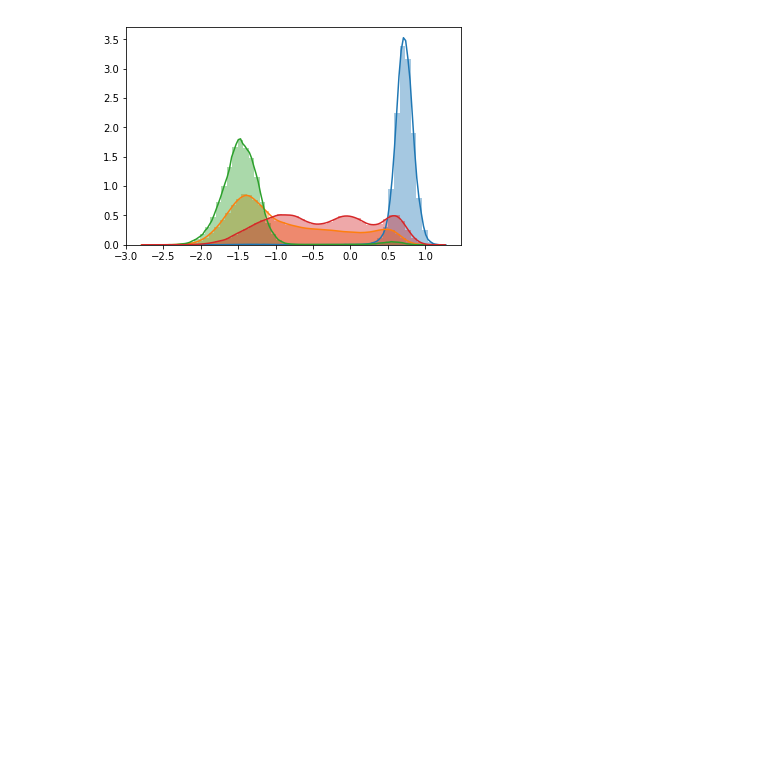
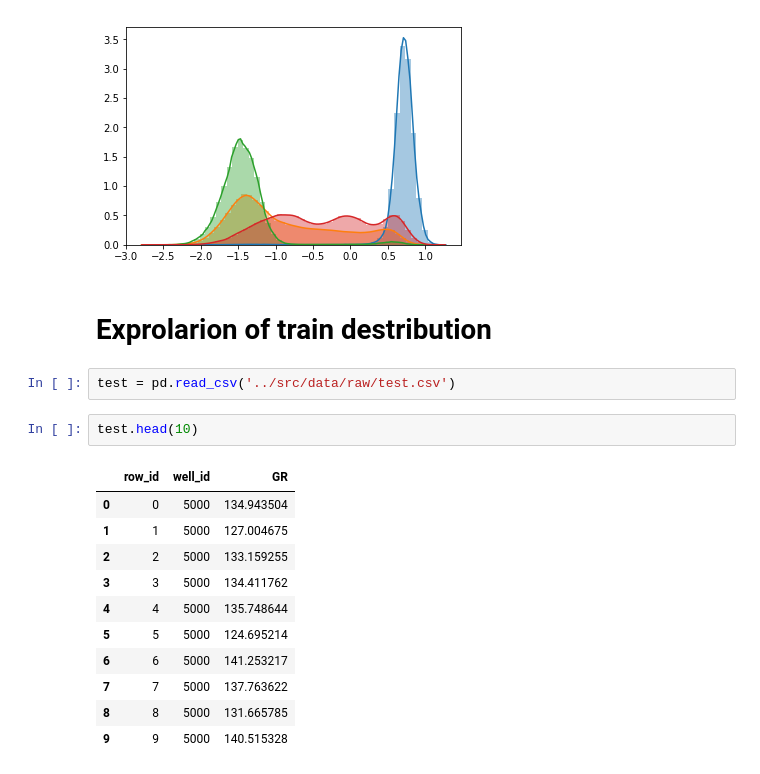
Before and after one commit to AntonBiryukovUofC/gamma_log_classification, a Jupyter notebook: EDA_dima.ipynb, the cells around one changed output. Drawn from its saved outputs; the diff is of its cells as text; blank space fills up the shorter version.

```diff
--- a/notebooks/EDA_dima.ipynb
+++ b/EDA_dima.ipynb
@@ -206,3 +214,21 @@ sns.distplot(df[df['label'] == 3]['GR_mf'].values)
 plt.show()
 # %% [output]
 [figure]
+# %% [markdown]
+# Exprolarion of train destribution
+# %%
+test = pd.read_csv('../src/data/raw/test.csv')
+# %%
+test.head(10)
+# %% [output]
+|  | row_id | well_id | GR |
+| 0 | 0 | 5000 | 134.943504 |
+| 1 | 1 | 5000 | 127.004675 |
+| 2 | 2 | 5000 | 133.159255 |
+| 3 | 3 | 5000 | 134.411762 |
+| 4 | 4 | 5000 | 135.748644 |
+| 5 | 5 | 5000 | 124.695214 |
+| 6 | 6 | 5000 | 141.253217 |
+| 7 | 7 | 5000 | 137.763622 |
+| 8 | 8 | 5000 | 131.665785 |
+| 9 | 9 | 5000 | 140.515328 |
```
Also changed, not shown: parts of 4 cells of this notebook, 36 other files.
